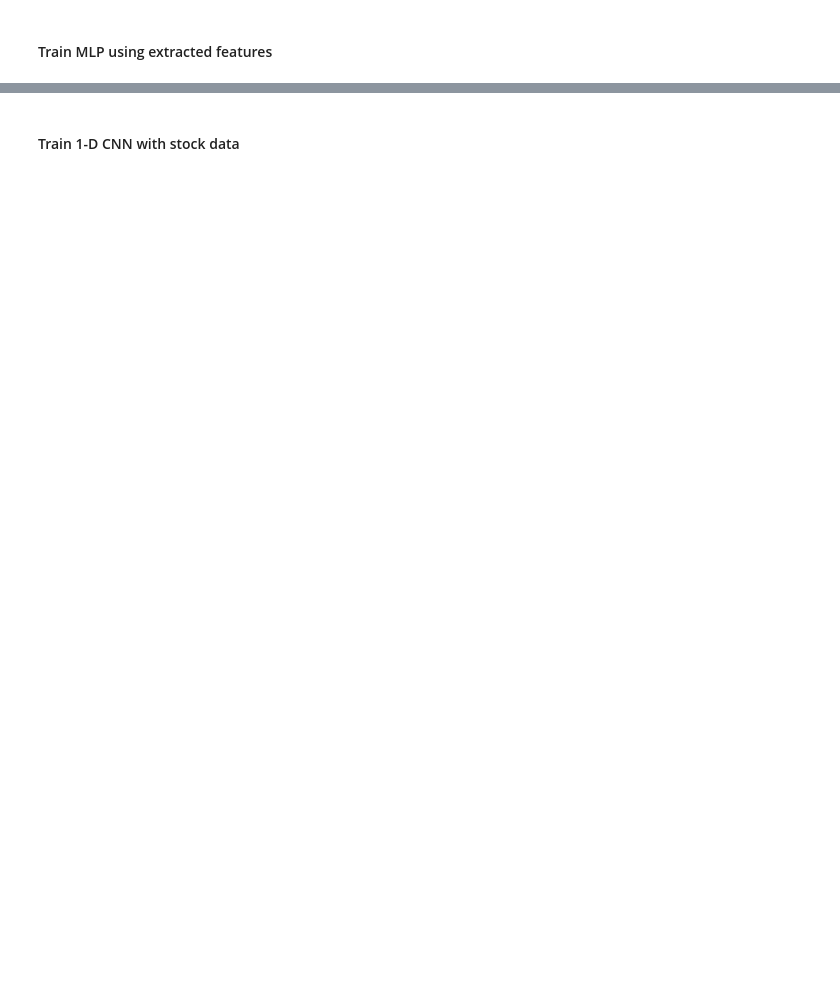
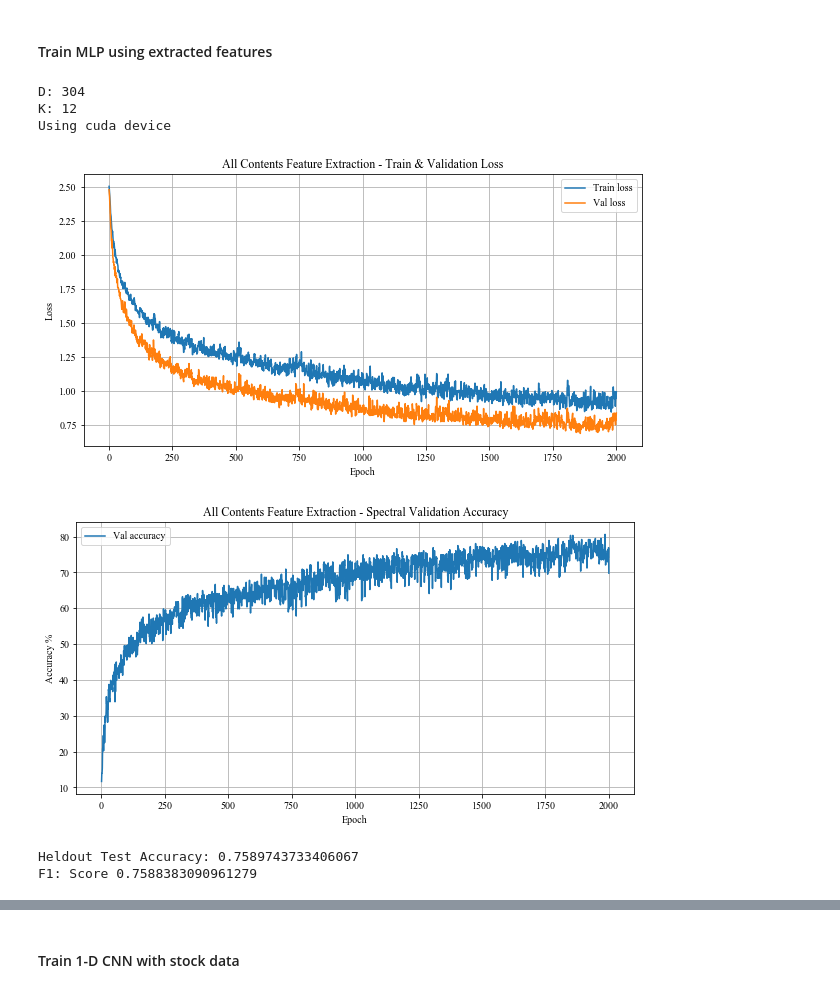
Before and after one commit to RIVeR-Lab/slurp_grasping, a Jupyter notebook: Liquid_Container_Data_Analysis.ipynb, the cells around one changed output, grey strips where cells are left out. Cells and saved outputs as stored; diff of their text form; code cells hidden in the pictures; blank space fills up the shorter version.

```diff
--- a/Liquid_Container_Data_Analysis.ipynb
+++ b/Liquid_Container_Data_Analysis.ipynb
@@ -84,14 +85,14 @@ contents = list(pairings.columns[2:])
 # %%
 # Containers to exclude - liquid soap, -
 exclude_contents = [17,18,2,9,12,0]
-exclude_containers = ['P','Q','R','J','T']
+exclude_containers = ['P','Q','R']
 # Generalized function to group data by the contents type
-def sort_by_contents(readings: Dict, filter_container: str) -> defaultdict:
+def sort_by_contents(readings: Dict) -> defaultdict:
     data_by_contents = defaultdict(lambda: np.array([]))
     # Iterate over all data_frames types
     for key in readings.keys():
         # Iterate over all containers, but skip Aluminum (P), Stainless Steel (Q), and Wood (R)
-        if len(key) < 2 or key[0] not in filter_container or int(key[1:]) in exclude_contents: #:or int(key[1:]) in exclude_contents:
+        if len(key) < 2 or int(key[1:]) in exclude_contents: #:or int(key[1:]) in exclude_contents:
             # print(key)
             continue
         for index, val in enumerate(contents):
@@ -115,9 +116,9 @@ def label_categories(data_by_contents: defaultdict) -> Tuple[np.ndarray, List]:
     labels = np.array([item for sublist in labels for item in sublist])
     return all_data, labels
 # %%
-# # Generate uncalibrated groupings
-# data_by_contents = sort_by_contents(readings)
-# # Generate calibrated groupings
-# data_by_contents_cal = sort_by_contents(readings_cal)
+# Generate uncalibrated groupings
+data_by_contents = sort_by_contents(readings)
+# Generate calibrated groupings
+data_by_contents_cal = sort_by_contents(readings_cal)
 # %%
 # Plot a sample of the Hamamatsu derived data
@@ -233,9 +260,9 @@ def train_val_test_split(all_data: np.ndarray, targets: np.ndarray) -> Tuple[Dat
     train_dataset = TensorDataset(torch.Tensor(X_train),torch.Tensor(y_train).type(torch.LongTensor)) # Main train set
     valid_dataset = TensorDataset(torch.Tensor(X_val),torch.Tensor(y_val).type(torch.LongTensor))  # Validation set
     test_dataset = TensorDataset(torch.Tensor(X_test),torch.Tensor(y_test).type(torch.LongTensor))  # Test set
-    train_loader = DataLoader(dataset=train_dataset, batch_size=64, shuffle=True)
-    val_loader = DataLoader(dataset=valid_dataset, batch_size=64, shuffle=True)
-    test_loader = DataLoader(dataset=test_dataset, batch_size=64, shuffle=True)
+    train_loader = DataLoader(dataset=train_dataset, batch_size=128, shuffle=True)
+    val_loader = DataLoader(dataset=valid_dataset, batch_size=128, shuffle=True)
+    test_loader = DataLoader(dataset=test_dataset, batch_size=128, shuffle=True)
     return train_loader, val_loader, test_loader
 
 def train_val_test_split_cross(all_data: np.ndarray, targets: np.ndarray) -> Tuple[TensorDataset, TensorDataset, DataLoader]:
@@ -254,7 +281,7 @@ def train_val_test_split_cross(all_data: np.ndarray, targets: np.ndarray) -> Tup
     train_dataset = TensorDataset(torch.Tensor(X_train),torch.Tensor(y_train).type(torch.LongTensor)) # Main train set
     valid_dataset = TensorDataset(torch.Tensor(X_val),torch.Tensor(y_val).type(torch.LongTensor))  # Validation set
     test_dataset = TensorDataset(torch.Tensor(X_test),torch.Tensor(y_test).type(torch.LongTensor))  # Test set
-    test_loader = DataLoader(dataset=test_dataset, batch_size=64, shuffle=False)
+    test_loader = DataLoader(dataset=test_dataset, batch_size=128, shuffle=False)
     return train_dataset, valid_dataset, test_loader
 
 def reset_weights(m: nn.Module):
@@ -511,6 +538,7 @@ def test_accuracy(model: nn.Module, test_loader: DataLoader, device: str, le: pr
         correct += (pred_labels == true_labels).float().sum()
 
     print(f'Heldout Test Accuracy: {correct.cpu()/cum_samples}')
+    print(f'F1: Score {f1_score(all_true, all_preds, average="weighted")}')
     disp = ConfusionMatrixDisplay.from_predictions(le.inverse_transform(all_true), le.inverse_transform(all_preds), normalize='true')
     plt.xticks(rotation = 90) # Rotates X-Axis Ticks by 45-degrees
     fig = disp.ax_.get_figure()
@@ -718,4 +766,15 @@ model_master_cross_val('mlp',all_data_cal,labels_cal,2000,'all_contents','All Co
 # %% [markdown]
 #### Train MLP using extracted features
 # %%
-model_master('mlp',all_data_deriv,labels_cal,2000,'all_contents_feature','All Contents Feature Extraction', sigma=0.025, trials=1)
+# Generate calibrated groupings
+data_by_contents_cal = sort_by_contents(readings_cal)
+all_data_cal, labels_cal = label_categories(data_by_contents_cal)
+model_master('mlp',all_data,labels_cal,2000,'all_contents_feature','All Contents Feature Extraction', hidden_layers=(50,50), sigma=0.005, trials=10)
+# %% [output]
+D: 304
+K: 12
+Using cuda device
+[figure, added]
+[figure, added]
+Heldout Test Accuracy: 0.7589743733406067
+F1: Score 0.7588383090961279
```
Also changed, not shown: parts of 10 cells of this notebook, 3 other files.
